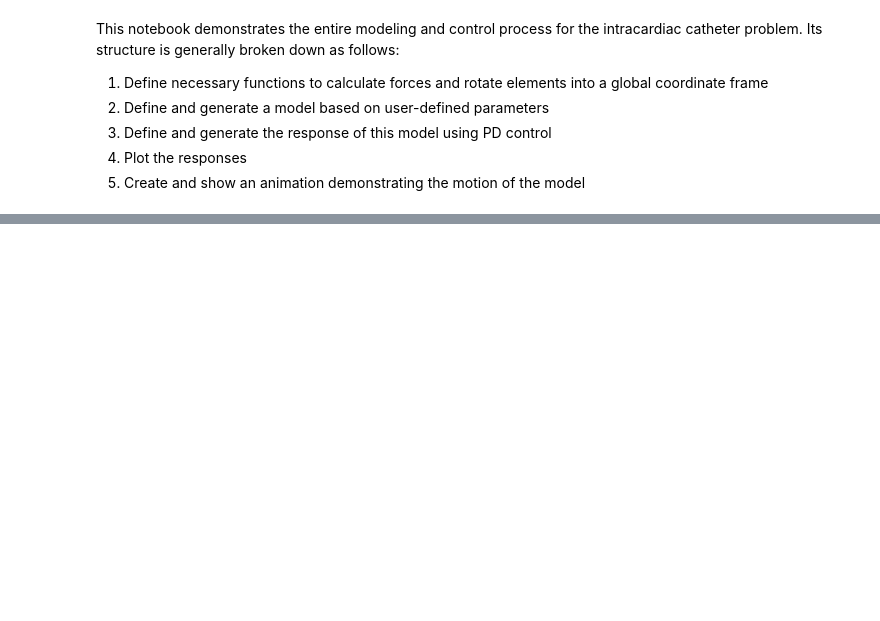
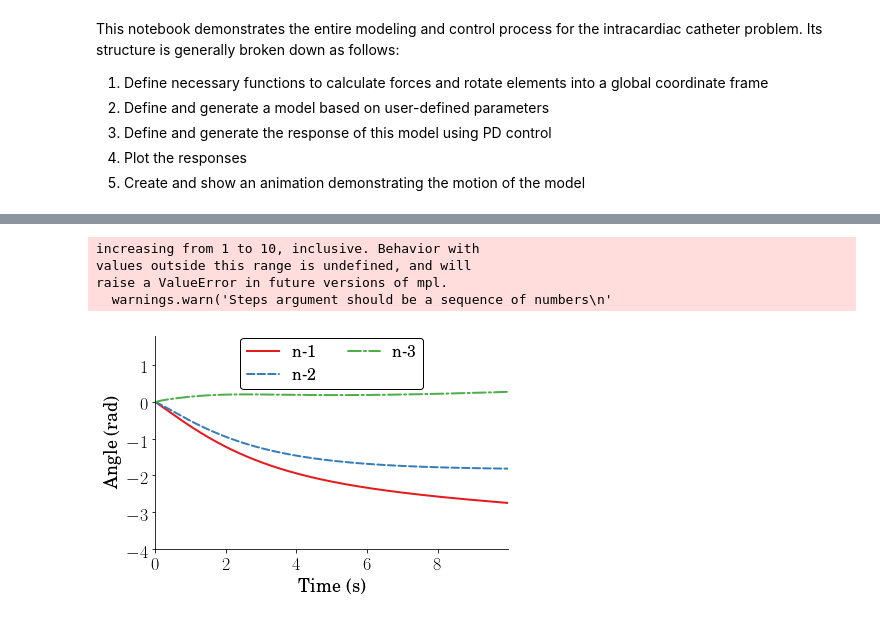
Before and after one commit to danielnewman09/VaTech-ML-SysID, a Jupyter notebook: code/notebooks/Full-Analysis.ipynb, the cells around one changed output, grey strips where cells are left out. Saved outputs shown, nothing was run; the diff lists cells and outputs as text; code cells hidden in the pictures; blank space fills up the shorter version.

```diff
--- a/code/notebooks/Full-Analysis.ipynb
+++ b/code/notebooks/Full-Analysis.ipynb
@@ -643,3 +672,18 @@ p_response = [tau_max, StartTime, dt, t, X0, Distance, L]
+# %%
+plot.generate_plot(t,
+              np.vstack((lin_response[:,n-1],lin_response[:,n-2],lin_response[:,0])),
+              ['n-1','n-2','n-3'],
+              'Time (s)',
+              'Angle (rad)',
+              filename='xx__Rotation',
+              folder='Simulations/',
+              num_col=2,legend_loc='upper center',ymax=0.5,showplot=True)
+# %% [output]
+increasing from 1 to 10, inclusive. Behavior with
+values outside this range is undefined, and will
+raise a ValueError in future versions of mpl.
+  warnings.warn('Steps argument should be a sequence of numbers\n'
+[figure, added]
 # %%
 mpc_response,mpc_input,predicted_states,predicted_cost = get_mpc_response(n,A,B,p_response)
 # %% [output]
```
Also changed, not shown: parts of 13 cells of this notebook, 8 other files.
